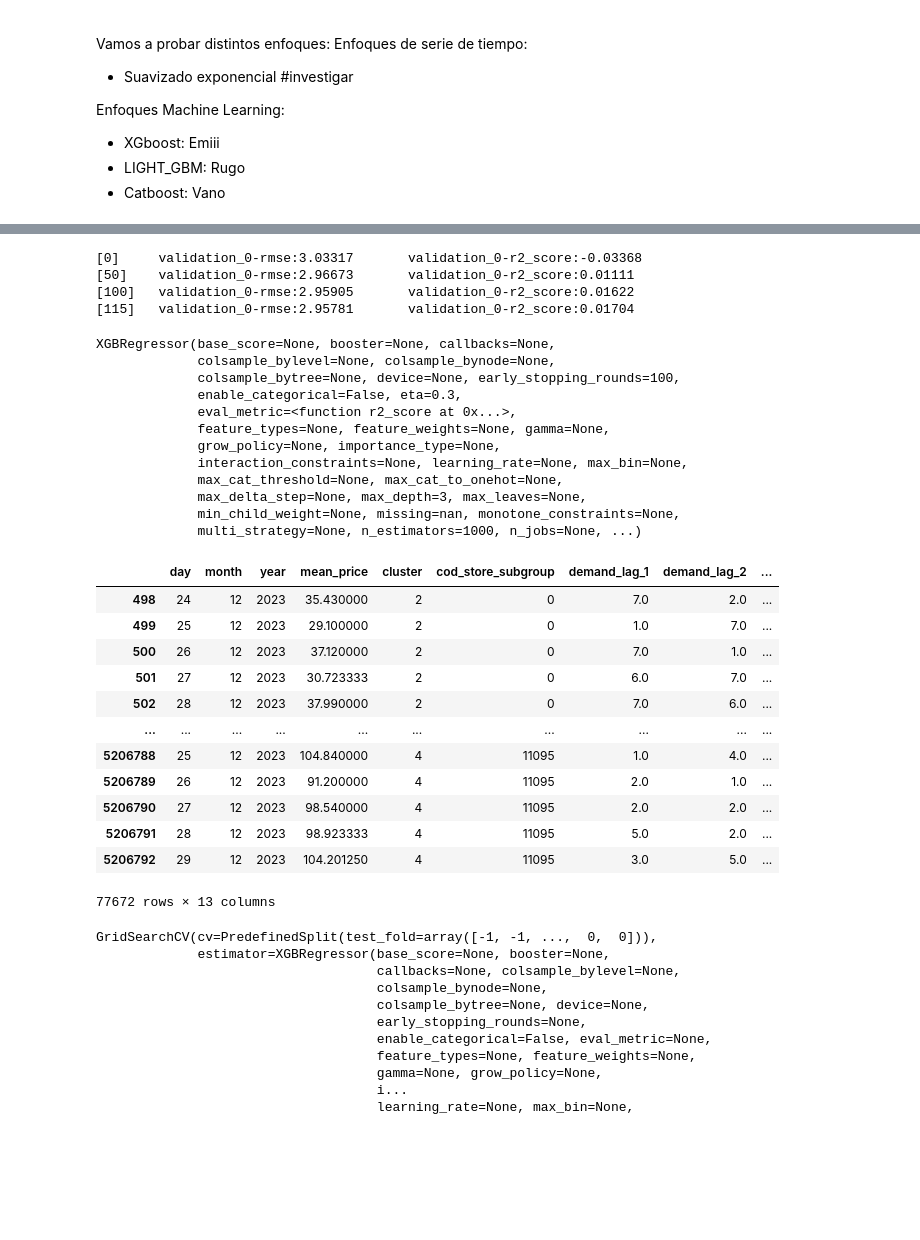
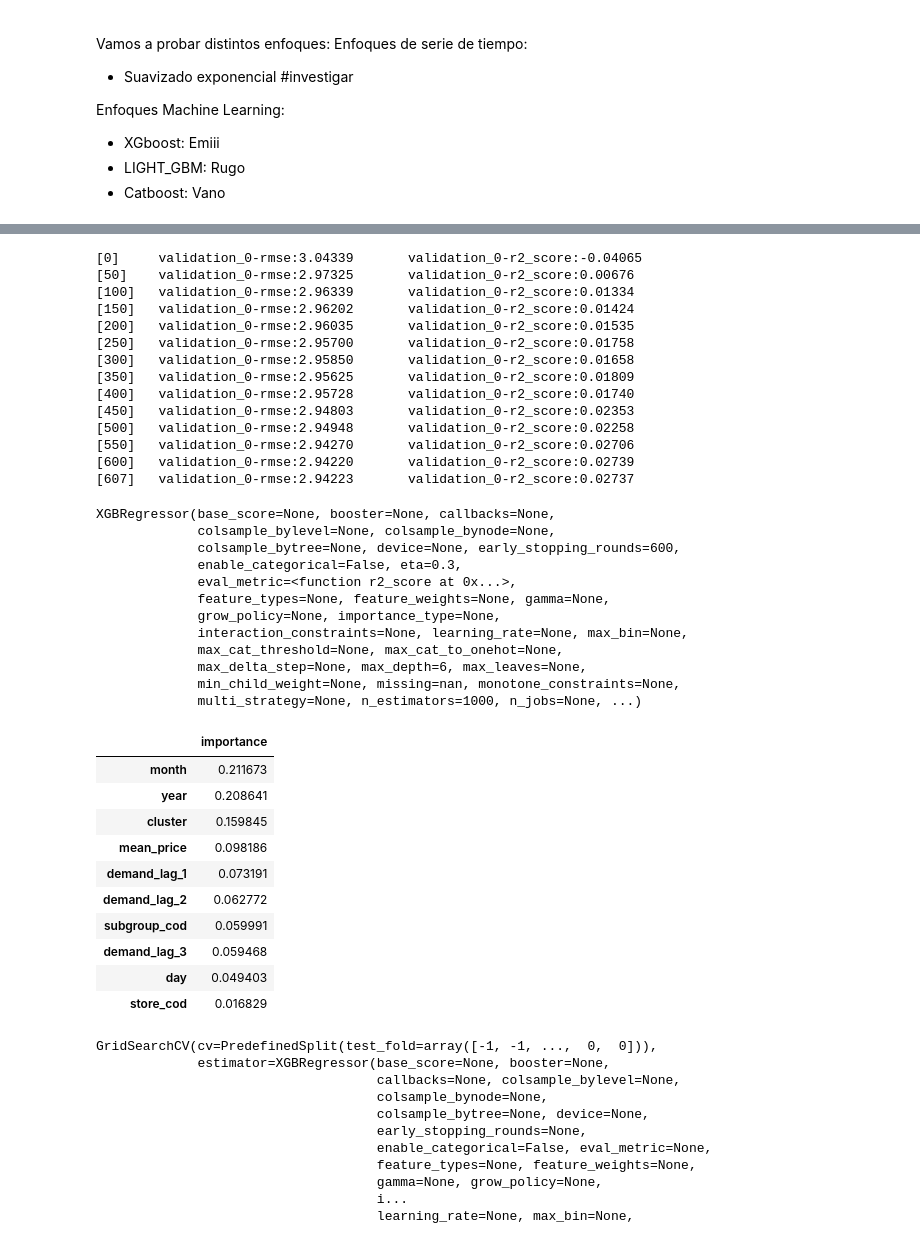
Before and after one commit to Emiliano-Torres/proyecto_eci, a Jupyter notebook: Modelo_prediccion.ipynb, the cells around one changed output, grey strips where cells are left out. Saved outputs shown, nothing was run; the diff lists cells and outputs as text; code cells hidden in the pictures; blank space fills up the shorter version.

Commit message:
Cambio en ventas, separe la tienda y el subgrupo en 2 atributos

```diff
--- a/Modelo_prediccion.ipynb
+++ b/Modelo_prediccion.ipynb
@@ -20,11 +34,13 @@ ventas=importar_ventas()
 # %%
 
 FEATURES=['day','month','year', 'mean_price',
-          'cluster', 'cod_store_subgroup',
-       'demand_lag_1', 'demand_lag_2', 'demand_lag_3', 'demand_lag_4','demand_lag_5', 'demand_lag_6', 'demand_lag_7']
+          'cluster',"store_cod" ,
+          'subgroup_cod',
+       'demand_lag_1', 'demand_lag_2', 'demand_lag_3']
+          #'demand_lag_4', 'demand_lag_5', 'demand_lag_6','demand_lag_7']
 TARGET=['demand']
 
-test=ventas.groupby("cod_store_subgroup").tail(7)
+test=ventas.groupby(["subgroup_cod","store_cod"]).tail(7)
 train=ventas.drop(test.index)
 
 X_train=train[FEATURES]
@@ -38,8 +70,8 @@ reg = xgb.XGBRegressor(
     n_estimators=1000,
     eval_metric=r2_score,
     eta=0.3,
-    max_depth=3,
-    early_stopping_rounds=100
+    max_depth=6,
+    early_stopping_rounds=600
 )
 
 reg.fit(
@@ -48,38 +80,46 @@ reg.fit(
     verbose=50
 )
 # %% [output]
-[0]     validation_0-rmse:3.03317       validation_0-r2_score:-0.03368
-[50]    validation_0-rmse:2.96673       validation_0-r2_score:0.01111
-[100]   validation_0-rmse:2.95905       validation_0-r2_score:0.01622
-[115]   validation_0-rmse:2.95781       validation_0-r2_score:0.01704
+[0]     validation_0-rmse:3.04339       validation_0-r2_score:-0.04065
+[50]    validation_0-rmse:2.97325       validation_0-r2_score:0.00676
+[100]   validation_0-rmse:2.96339       validation_0-r2_score:0.01334
+[150]   validation_0-rmse:2.96202       validation_0-r2_score:0.01424
+[200]   validation_0-rmse:2.96035       validation_0-r2_score:0.01535
+[250]   validation_0-rmse:2.95700       validation_0-r2_score:0.01758
+[300]   validation_0-rmse:2.95850       validation_0-r2_score:0.01658
+[350]   validation_0-rmse:2.95625       validation_0-r2_score:0.01809
+[400]   validation_0-rmse:2.95728       validation_0-r2_score:0.01740
+[450]   validation_0-rmse:2.94803       validation_0-r2_score:0.02353
+[500]   validation_0-rmse:2.94948       validation_0-r2_score:0.02258
+[550]   validation_0-rmse:2.94270       validation_0-r2_score:0.02706
+[600]   validation_0-rmse:2.94220       validation_0-r2_score:0.02739
+[607]   validation_0-rmse:2.94223       validation_0-r2_score:0.02737
 XGBRegressor(base_score=None, booster=None, callbacks=None,
              colsample_bylevel=None, colsample_bynode=None,
-             colsample_bytree=None, device=None, early_stopping_rounds=100,
+             colsample_bytree=None, device=None, early_stopping_rounds=600,
              enable_categorical=False, eta=0.3,
              eval_metric=<function r2_score at 0x...>,
              feature_types=None, feature_weights=None, gamma=None,
              grow_policy=None, importance_type=None,
              interaction_constraints=None, learning_rate=None, max_bin=None,
              max_cat_threshold=None, max_cat_to_onehot=None,
-             max_delta_step=None, max_depth=3, max_leaves=None,
+             max_delta_step=None, max_depth=6, max_leaves=None,
              min_child_weight=None, missing=nan, monotone_constraints=None,
              multi_strategy=None, n_estimators=1000, n_jobs=None, ...)
 # %%
-X_test
+pd.DataFrame(reg.feature_importances_,columns=["importance"],index=reg.feature_names_in_).sort_values(by="importance",ascending=False)
 # %% [output]
-|  | day | month | year | mean_price | cluster | cod_store_subgroup | demand_lag_1 | demand_lag_2 | ... |
-| 498 | 24 | 12 | 2023 | 35.430000 | 2 | 0 | 7.0 | 2.0 | ... |
-| 499 | 25 | 12 | 2023 | 29.100000 | 2 | 0 | 1.0 | 7.0 | ... |
-| 500 | 26 | 12 | 2023 | 37.120000 | 2 | 0 | 7.0 | 1.0 | ... |
-| 501 | 27 | 12 | 2023 | 30.723333 | 2 | 0 | 6.0 | 7.0 | ... |
-| 502 | 28 | 12 | 2023 | 37.990000 | 2 | 0 | 7.0 | 6.0 | ... |
-| ... | ... | ... | ... | ... | ... | ... | ... | ... | ... |
-| 5206788 | 25 | 12 | 2023 | 104.840000 | 4 | 11095 | 1.0 | 4.0 | ... |
-| 5206789 | 26 | 12 | 2023 | 91.200000 | 4 | 11095 | 2.0 | 1.0 | ... |
-| 5206790 | 27 | 12 | 2023 | 98.540000 | 4 | 11095 | 2.0 | 2.0 | ... |
-| 5206791 | 28 | 12 | 2023 | 98.923333 | 4 | 11095 | 5.0 | 2.0 | ... |
-| 5206792 | 29 | 12 | 2023 | 104.201250 | 4 | 11095 | 3.0 | 5.0 | ... |
+|  | importance |
+| month | 0.211673 |
+| year | 0.208641 |
+| cluster | 0.159845 |
+| mean_price | 0.098186 |
+| demand_lag_1 | 0.073191 |
+| demand_lag_2 | 0.062772 |
+| subgroup_cod | 0.059991 |
+| demand_lag_3 | 0.059468 |
+| day | 0.049403 |
+| store_cod | 0.016829 |
-77672 rows × 13 columns
 # %%
 from sklearn.model_selection import GridSearchCV
 from sklearn.model_selection import PredefinedSplit
```
Also changed, not shown: parts of 2 cells of this notebook, 2 other files.
